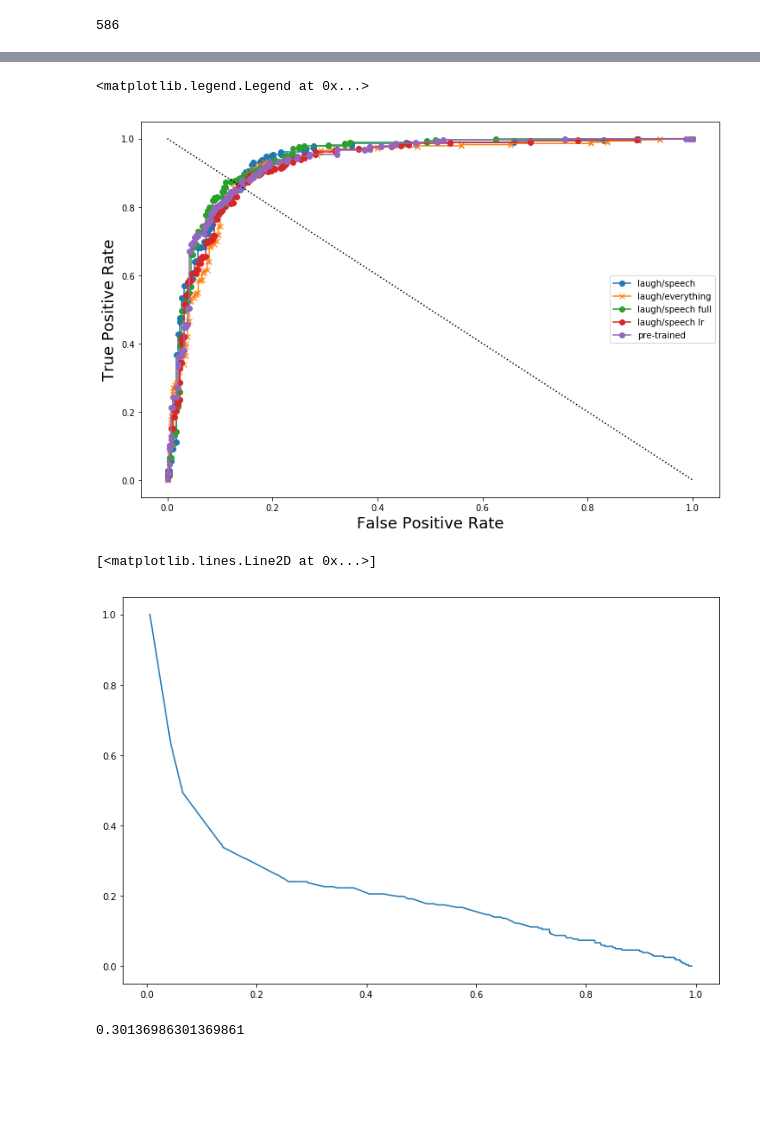
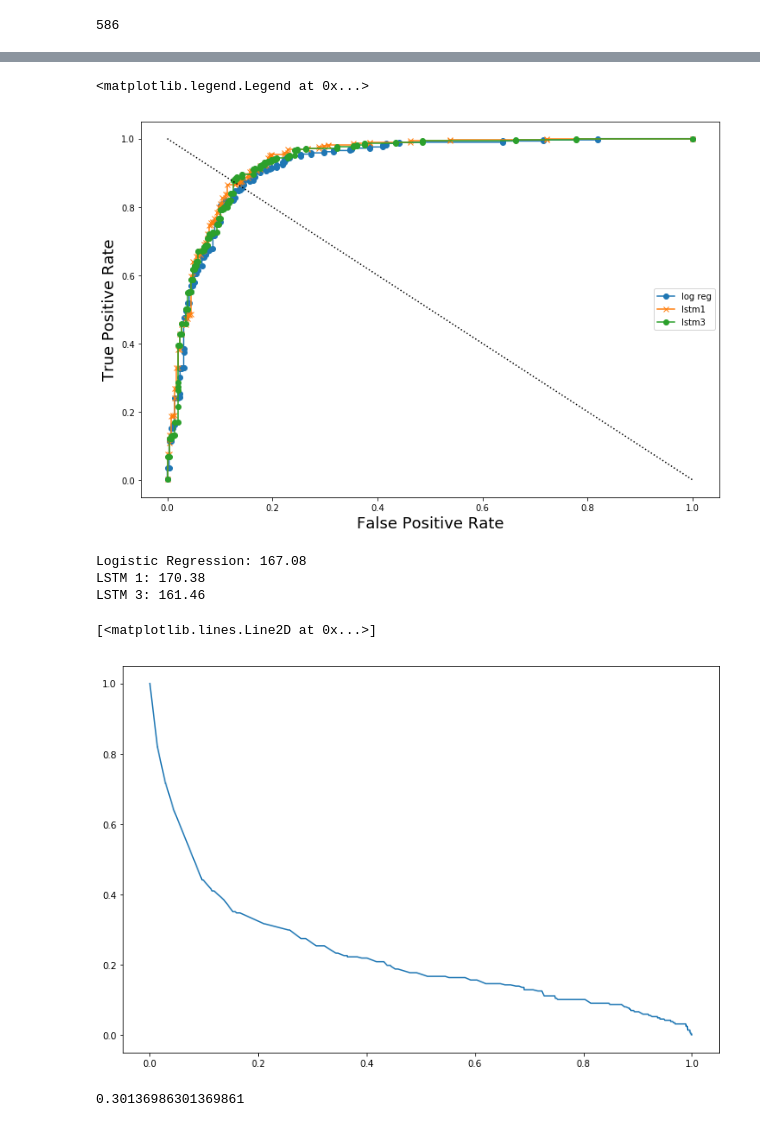
Before and after one commit to ideo/LaughDetection, a Jupyter notebook: Notebooks/Model Evaluation.ipynb, the cells around one changed output, grey strips where cells are left out. Cells and saved outputs as stored; diff of their text form; code cells hidden in the pictures; blank space fills up the shorter version.

```diff
--- a/Notebooks/Model Evaluation.ipynb
+++ b/Notebooks/Model Evaluation.ipynb
@@ -75,12 +71,12 @@ y.shape
 # %%
 from keras.models import load_model
-m1 = load_model('../Models/LSTM_trained_on_laugh_speech_audioset_100epoch.h5')
+m1 = load_model('../Models/LogisticRegression_100Epochs.h5')
 # %%
 p1 = m1.predict(X)
 # %%
-m2 = load_model('../Models/LSTM_trained_on_audioset_40epoch.h5')
+m2 = load_model('../Models/LSTM_SingleLayer_100Epochs.h5')
 # %%
 p2 = m2.predict(X)
 # %%
-m3 = load_model('../Models/laugh_speech_full_100.h5')
+m3 = load_model('../Models/LSTM_ThreeLayer_100Epochs.h5')
 p3 = m3.predict(X)
@@ -117,24 +98,29 @@ fpr5, tpr5, thresholds5 = roc_curve(y,1-vp5[:,-1])
 # %%
-plt.plot(fpr,tpr, 'o-', label='laugh/speech')
-plt.plot(fpr2,tpr2, 'x-', label='laugh/everything')
-plt.plot(fpr3,tpr3, 'o-', label='laugh/speech full')
-plt.plot(fpr4,tpr4, 'o-', label='laugh/speech lr')
-plt.plot(fpr5,tpr5, 'o-', label='pre-trained')
-
-
+plt.plot(fpr,tpr, 'o-', label='log reg')
+plt.plot(fpr2,tpr2, 'x-', label='lstm1')
+plt.plot(fpr3,tpr3, 'o-', label='lstm3')
 
 plt.plot([0,1],[1,0],'k:')
 plt.xlabel('False Positive Rate', size=18)
 plt.ylabel('True Positive Rate', size=18)
 plt.legend()
 # %% [output]
 <matplotlib.legend.Legend at 0x...>
-[figure, old version]
+[figure, new version]
+# %%
+from sklearn.metrics import auc
+print(f'Logistic Regression: {auc(y, p1):0.2f}')
+print(f'LSTM 1: {auc(y, p2):0.2f}')
+print(f'LSTM 3: {auc(y, p3):0.2f}')
+# %% [output]
+Logistic Regression: 167.08
+LSTM 1: 170.38
+LSTM 3: 161.46
 # %%
-plt.plot(thresholds3,fpr3)
+plt.plot(thresholds,fpr)
 # %% [output]
 [<matplotlib.lines.Line2D at 0x...>]
-[figure, old version]
+[figure, new version]
 # %%
 tpr2[8]
 # %% [output]
```
Also changed, not shown: parts of 7 cells of this notebook, 39 other files.
